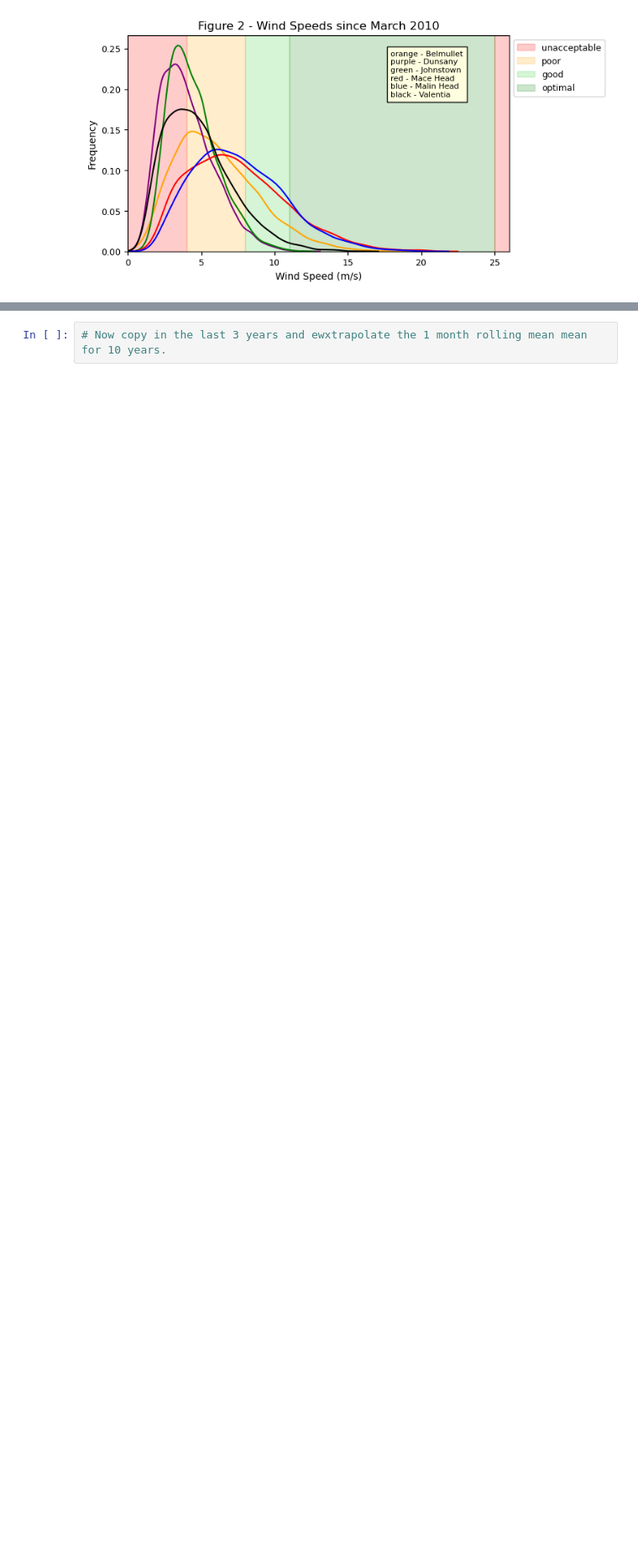
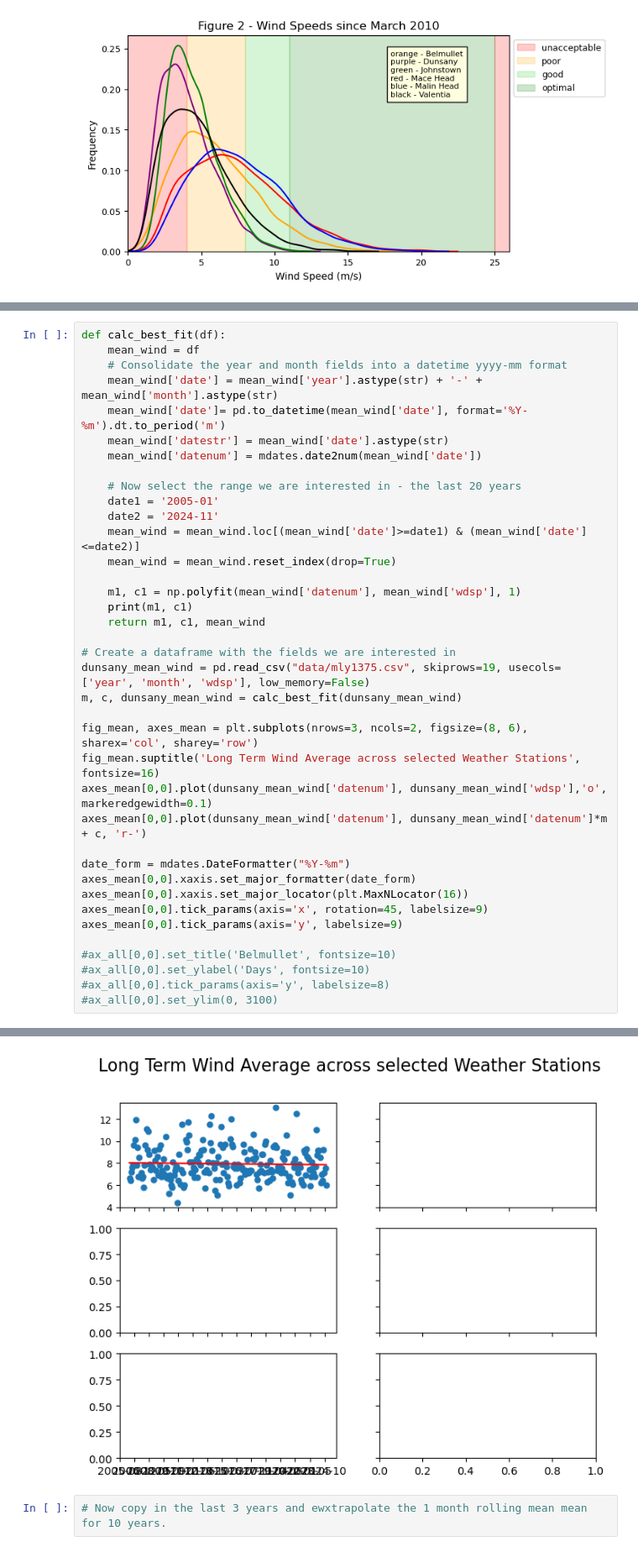
Before and after one commit to dvdgeroconnell/PFDA-project, a Jupyter notebook: new.ipynb, the cells around one changed output, grey strips where cells are left out. Shown at 84% size. Drawn from its saved outputs; the diff is of its cells as text; blank space fills up the shorter version.

```diff
--- a/new.ipynb
+++ b/new.ipynb
@@ -485,0 +535,39 @@ In this section, we will extrapolate the 1 month mean line to see if there  wind
+# %%
+def calc_best_fit(df):
+    mean_wind = df
+    # Consolidate the year and month fields into a datetime yyyy-mm format
+    mean_wind['date'] = mean_wind['year'].astype(str) + '-' + mean_wind['month'].astype(str)
+    mean_wind['date']= pd.to_datetime(mean_wind['date'], format='%Y-%m').dt.to_period('m')
+    mean_wind['datestr'] = mean_wind['date'].astype(str)
+    mean_wind['datenum'] = mdates.date2num(mean_wind['date'])
+
+    # Now select the range we are interested in - the last 20 years
+    date1 = '2005-01'
+    date2 = '2024-11'
+    mean_wind = mean_wind.loc[(mean_wind['date']>=date1) & (mean_wind['date']<=date2)]
+    mean_wind = mean_wind.reset_index(drop=True)
+
+    m1, c1 = np.polyfit(mean_wind['datenum'], mean_wind['wdsp'], 1)
+    print(m1, c1)
+    return m1, c1, mean_wind
+
+# Create a dataframe with the fields we are interested in
+dunsany_mean_wind = pd.read_csv("data/mly1375.csv", skiprows=19, usecols=['year', 'month', 'wdsp'], low_memory=False)
+m, c, dunsany_mean_wind = calc_best_fit(dunsany_mean_wind)
+
+fig_mean, axes_mean = plt.subplots(nrows=3, ncols=2, figsize=(8, 6), sharex='col', sharey='row')
+fig_mean.suptitle('Long Term Wind Average across selected Weather Stations', fontsize=16)
+axes_mean[0,0].plot(dunsany_mean_wind['datenum'], dunsany_mean_wind['wdsp'],'o', markeredgewidth=0.1)
+axes_mean[0,0].plot(dunsany_mean_wind['datenum'], dunsany_mean_wind['datenum']*m + c, 'r-')
+
+date_form = mdates.DateFormatter("%Y-%m")
+axes_mean[0,0].xaxis.set_major_formatter(date_form)
+axes_mean[0,0].xaxis.set_major_locator(plt.MaxNLocator(16))
+axes_mean[0,0].tick_params(axis='x', rotation=45, labelsize=9)
+axes_mean[0,0].tick_params(axis='y', labelsize=9)
+
+#ax_all[0,0].set_title('Belmullet', fontsize=10)
+#ax_all[0,0].set_ylabel('Days', fontsize=10)
+#ax_all[0,0].tick_params(axis='y', labelsize=8)
+#ax_all[0,0].set_ylim(0, 3100)
+# %% [output]
@@ -486,3 +575,4 @@ In this section, we will extrapolate the 1 month mean line to see if there  wind
+[figure, added]
 # %%
 # Now copy in the last 3 years and ewxtrapolate the 1 month rolling mean mean for 10 years.
 # %% [markdown]
```
Also changed, not shown: parts of 4 cells of this notebook.
